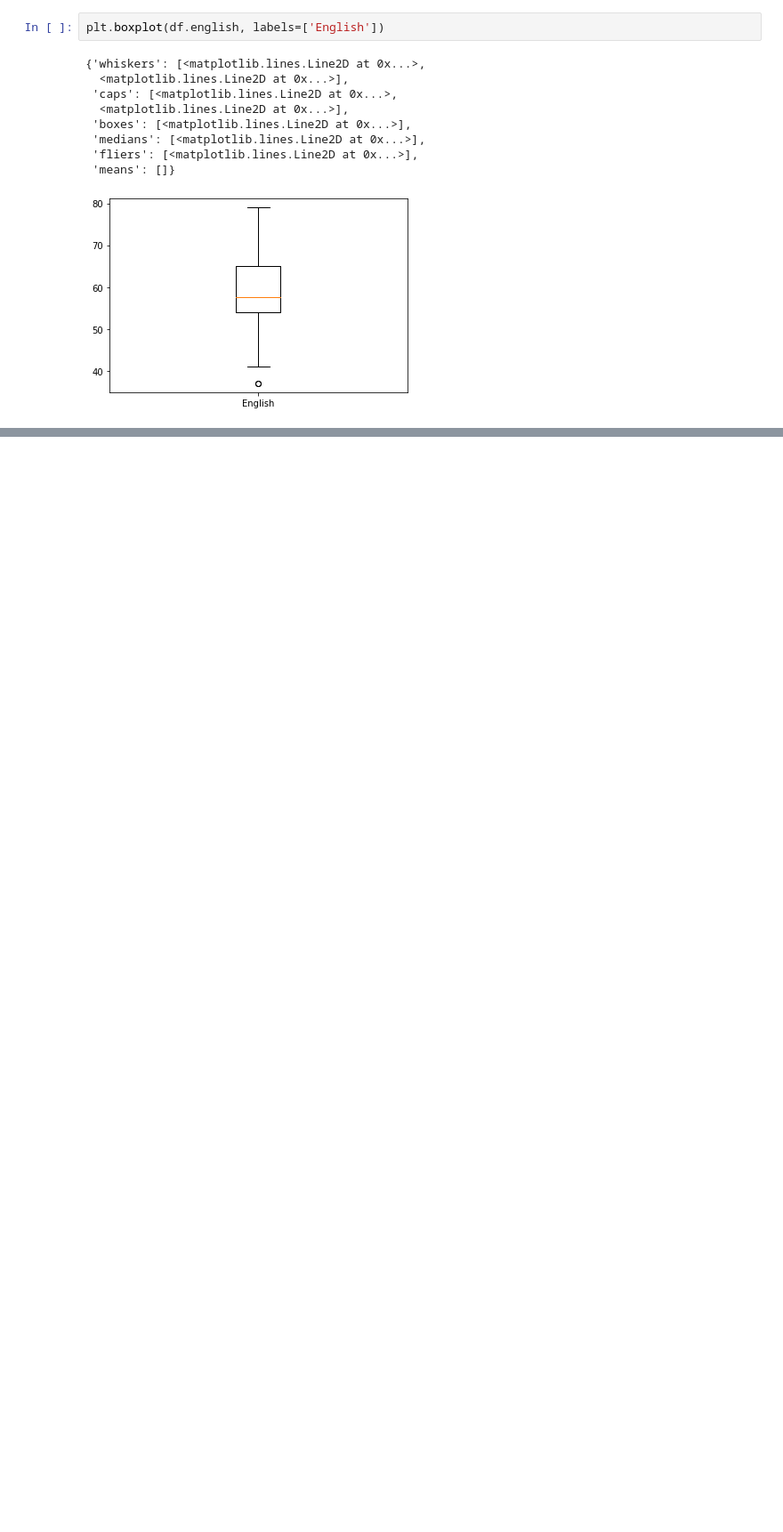
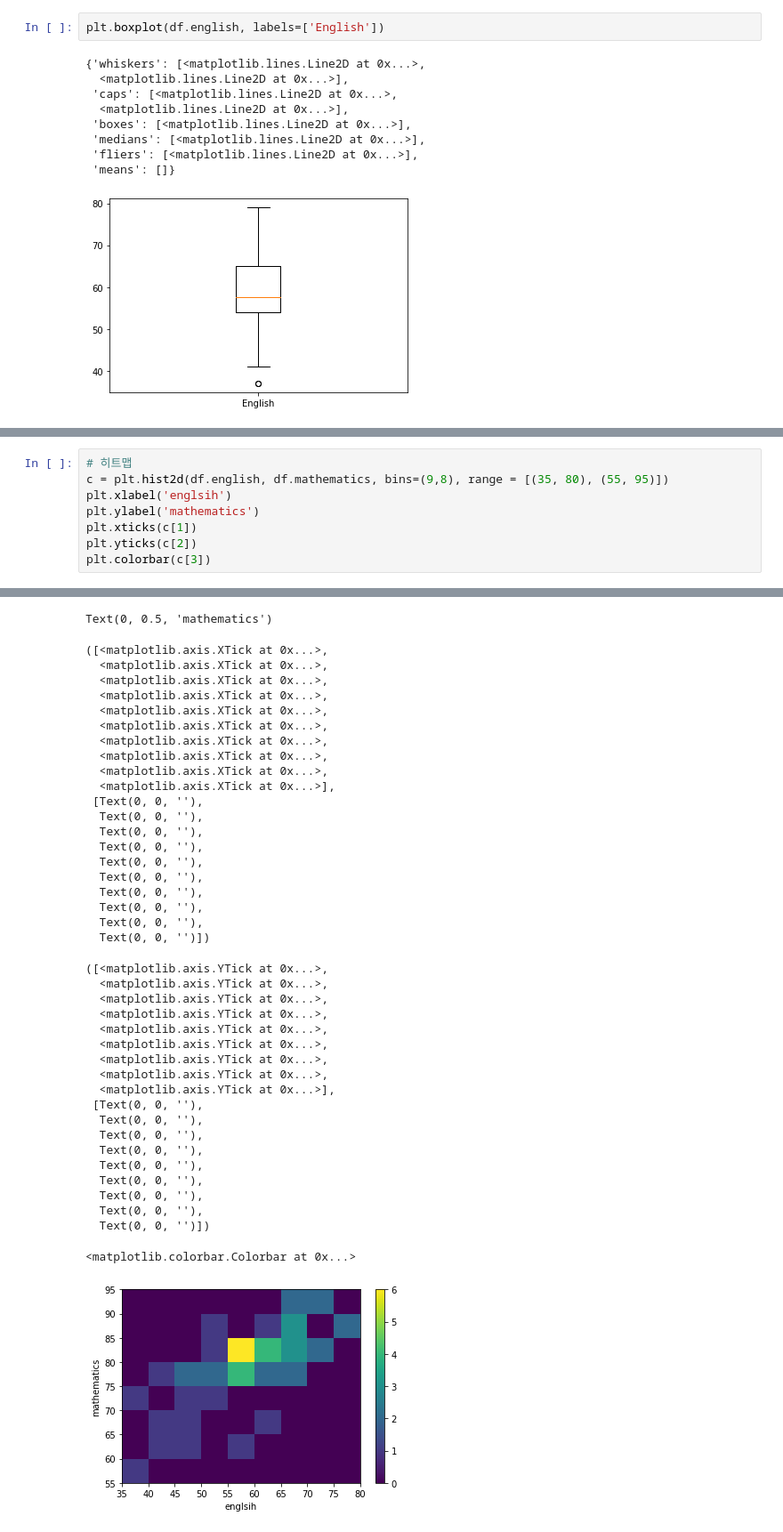
Before and after one commit to JngMkk/TIL, a Jupyter notebook: Python/Statistic/1_EDA.ipynb, the cells around one changed output, grey strips where cells are left out. Shown: that part at 89% size. Saved outputs shown, nothing was run; the diff lists cells and outputs as text; blank space fills up the shorter version.

```diff
--- a/Python/Statistic/1_EDA.ipynb
+++ b/Python/Statistic/1_EDA.ipynb
@@ -564,0 +677,9 @@ plt.boxplot(df.english, labels=['English'])
+# %%
+# 히트맵
+c = plt.hist2d(df.english, df.mathematics, bins=(9,8), range = [(35, 80), (55, 95)])
+plt.xlabel('englsih')
+plt.ylabel('mathematics')
+plt.xticks(c[1])
+plt.yticks(c[2])
+plt.colorbar(c[3])
+# %% [output]
@@ -564,0 +688,41 @@ plt.boxplot(df.english, labels=['English'])
+Text(0, 0.5, 'mathematics')
+([<matplotlib.axis.XTick at 0x...>,
+  <matplotlib.axis.XTick at 0x...>,
+  <matplotlib.axis.XTick at 0x...>,
+  <matplotlib.axis.XTick at 0x...>,
+  <matplotlib.axis.XTick at 0x...>,
+  <matplotlib.axis.XTick at 0x...>,
+  <matplotlib.axis.XTick at 0x...>,
+  <matplotlib.axis.XTick at 0x...>,
+  <matplotlib.axis.XTick at 0x...>,
+  <matplotlib.axis.XTick at 0x...>],
+ [Text(0, 0, ''),
+  Text(0, 0, ''),
+  Text(0, 0, ''),
+  Text(0, 0, ''),
+  Text(0, 0, ''),
+  Text(0, 0, ''),
+  Text(0, 0, ''),
+  Text(0, 0, ''),
+  Text(0, 0, ''),
+  Text(0, 0, '')])
+([<matplotlib.axis.YTick at 0x...>,
+  <matplotlib.axis.YTick at 0x...>,
+  <matplotlib.axis.YTick at 0x...>,
+  <matplotlib.axis.YTick at 0x...>,
+  <matplotlib.axis.YTick at 0x...>,
+  <matplotlib.axis.YTick at 0x...>,
+  <matplotlib.axis.YTick at 0x...>,
+  <matplotlib.axis.YTick at 0x...>,
+  <matplotlib.axis.YTick at 0x...>],
+ [Text(0, 0, ''),
+  Text(0, 0, ''),
+  Text(0, 0, ''),
+  Text(0, 0, ''),
+  Text(0, 0, ''),
+  Text(0, 0, ''),
+  Text(0, 0, ''),
+  Text(0, 0, ''),
+  Text(0, 0, '')])
+<matplotlib.colorbar.Colorbar at 0x...>
+[figure, added]
```
Also changed, not shown: parts of 8 cells of this notebook.
